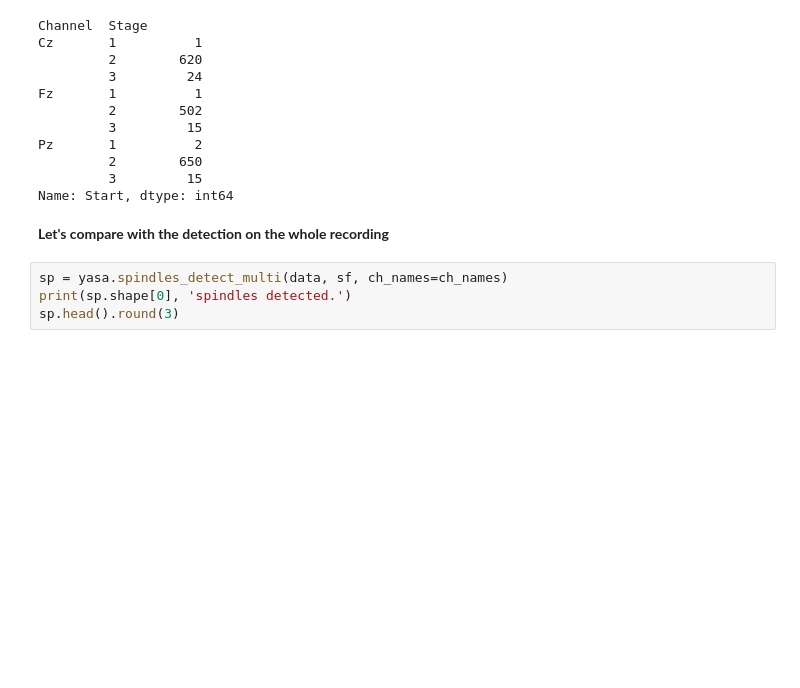
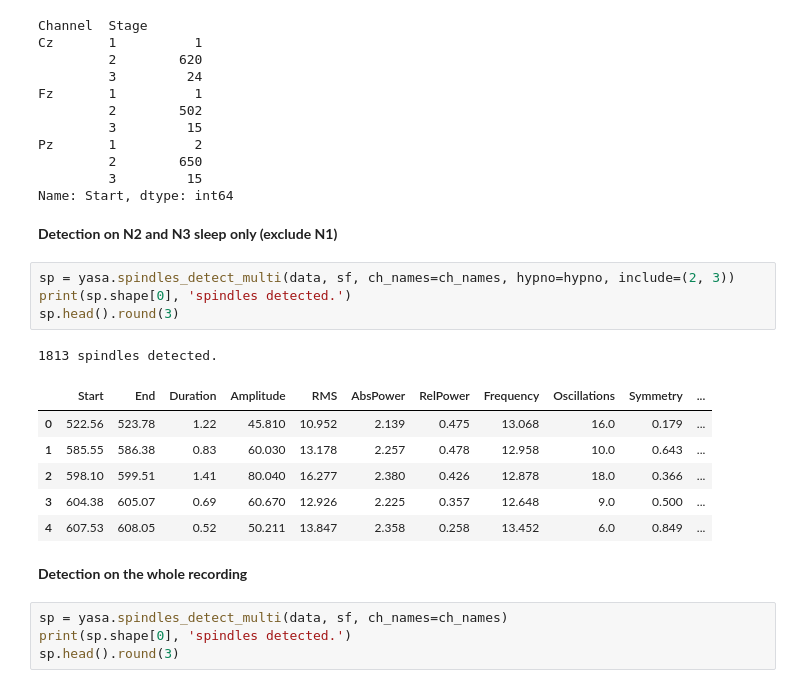
Before and after one commit to raphaelvallat/yasa, a Jupyter notebook: notebooks/04_detection_NREM_only.ipynb, the cells around one changed output. Drawn from its saved outputs; the diff is of its cells as text; blank space fills up the shorter version.

Commit message:
Major: added include to spindles_detect + fast detrending using Numba

```diff
--- a/notebooks/04_detection_NREM_only.ipynb
+++ b/notebooks/04_detection_NREM_only.ipynb
@@ -92,8 +92,22 @@ Pz       1          2
          2        650
          3         15
 Name: Start, dtype: int64
+# %% [markdown]
+**Detection on N2 and N3 sleep only (exclude N1)**
+# %%
+sp = yasa.spindles_detect_multi(data, sf, ch_names=ch_names, hypno=hypno, include=(2, 3))
+print(sp.shape[0], 'spindles detected.')
+sp.head().round(3)
+# %% [output]
+1813 spindles detected.
+|  | Start | End | Duration | Amplitude | RMS | AbsPower | RelPower | Frequency | Oscillations | Symmetry | ... |
+| 0 | 522.56 | 523.78 | 1.22 | 45.810 | 10.952 | 2.139 | 0.475 | 13.068 | 16.0 | 0.179 | ... |
+| 1 | 585.55 | 586.38 | 0.83 | 60.030 | 13.178 | 2.257 | 0.478 | 12.958 | 10.0 | 0.643 | ... |
+| 2 | 598.10 | 599.51 | 1.41 | 80.040 | 16.277 | 2.380 | 0.426 | 12.878 | 18.0 | 0.366 | ... |
+| 3 | 604.38 | 605.07 | 0.69 | 60.670 | 12.926 | 2.225 | 0.357 | 12.648 | 9.0 | 0.500 | ... |
+| 4 | 607.53 | 608.05 | 0.52 | 50.211 | 13.847 | 2.358 | 0.258 | 13.452 | 6.0 | 0.849 | ... |
 # %% [markdown]
-**Let's compare with the detection on the whole recording**
+**Detection on the whole recording**
 # %%
 sp = yasa.spindles_detect_multi(data, sf, ch_names=ch_names)
 print(sp.shape[0], 'spindles detected.')
```
Also changed, not shown: parts of 1 cell of this notebook, 7 other files.
